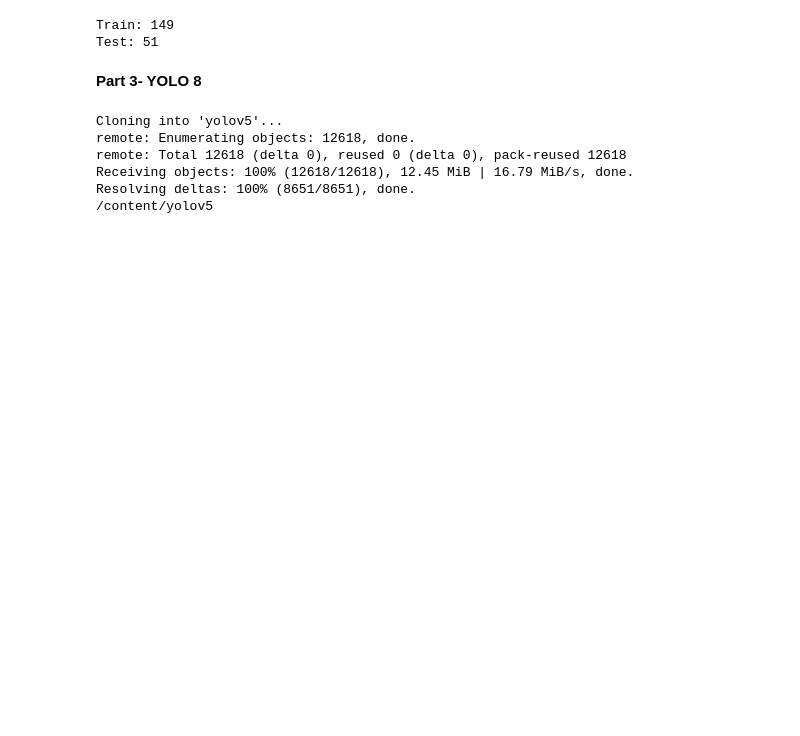
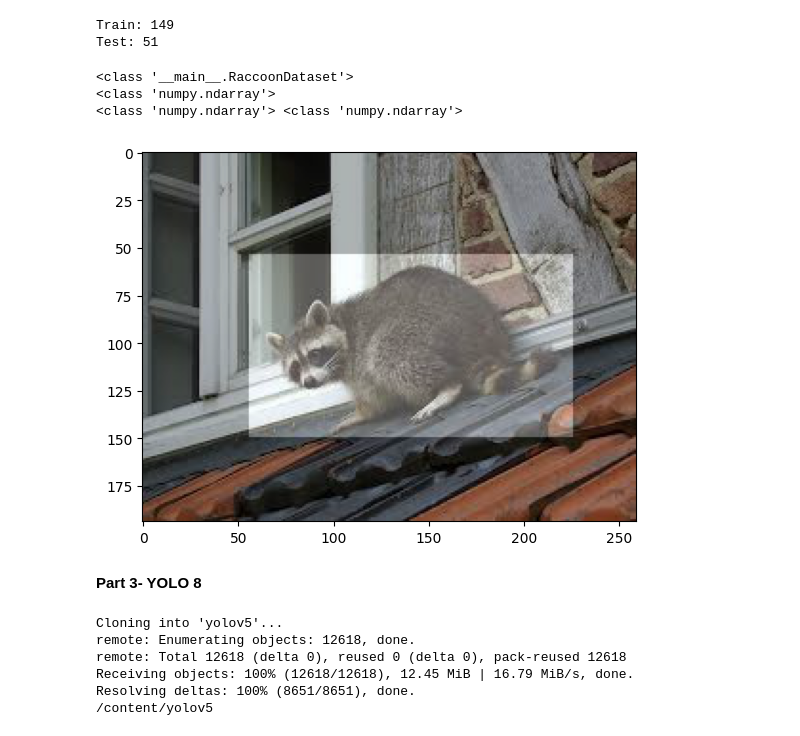
Before and after one commit to samancha/computer-vision-masters, a Jupyter notebook: mod3/Steve-Assignment 3.1 Code.ipynb, the cells around one changed output. Drawn from its saved outputs; the diff is of its cells as text; code cells hidden in the pictures; blank space fills up the shorter version.

```diff
--- a/mod3/Steve-Assignment 3.1 Code.ipynb
+++ b/mod3/Steve-Assignment 3.1 Code.ipynb
@@ -162,3 +193,26 @@ Test: 51
+# %%
+# load an image
+# Use the function above to create the image and its mask
+
+image_id = 1  # Change this to load a different image
+print(type(train_set))
+image = train_set.load_image(image_id)
+print(type(image))
+mask, class_ids = train_set.load_mask(image_id)
+print(type(mask), type(class_ids))
+
+# Display the image
+plt.imshow(image)
+
+# Display the mask
+for i in range(mask.shape[2]):
+    plt.imshow(mask[:, :, i], cmap='gray', alpha=0.3, vmin=0, vmax=1)
+plt.show()
+# %% [output]
+<class '__main__.RaccoonDataset'>
+<class 'numpy.ndarray'>
+<class 'numpy.ndarray'> <class 'numpy.ndarray'>
+[figure, added]
 # %% [markdown]
 **Part 3- YOLO 8**
 # %%
```
Also changed, not shown: parts of 13 cells of this notebook.
